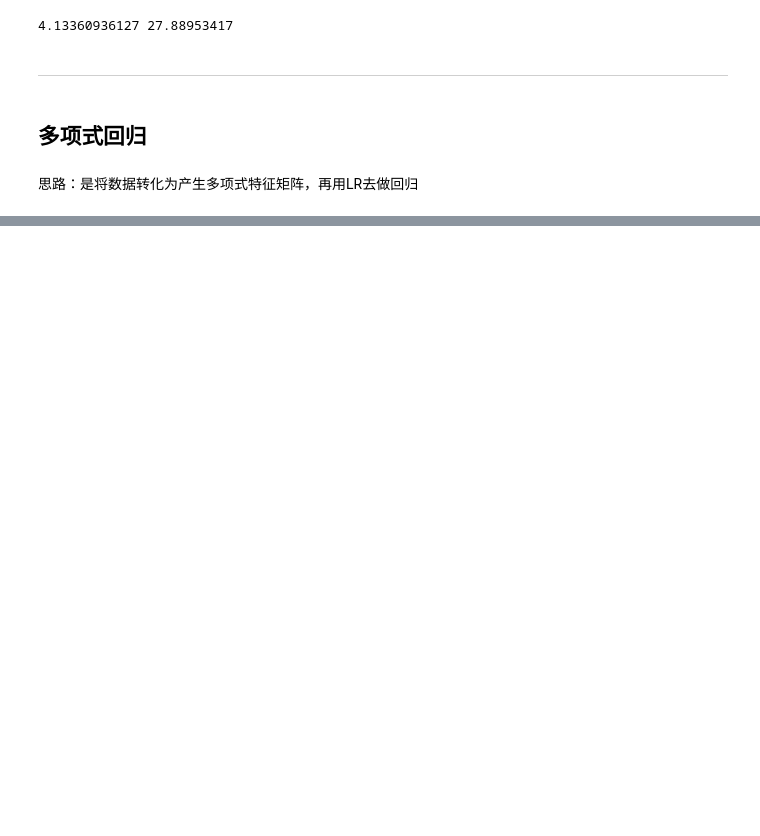
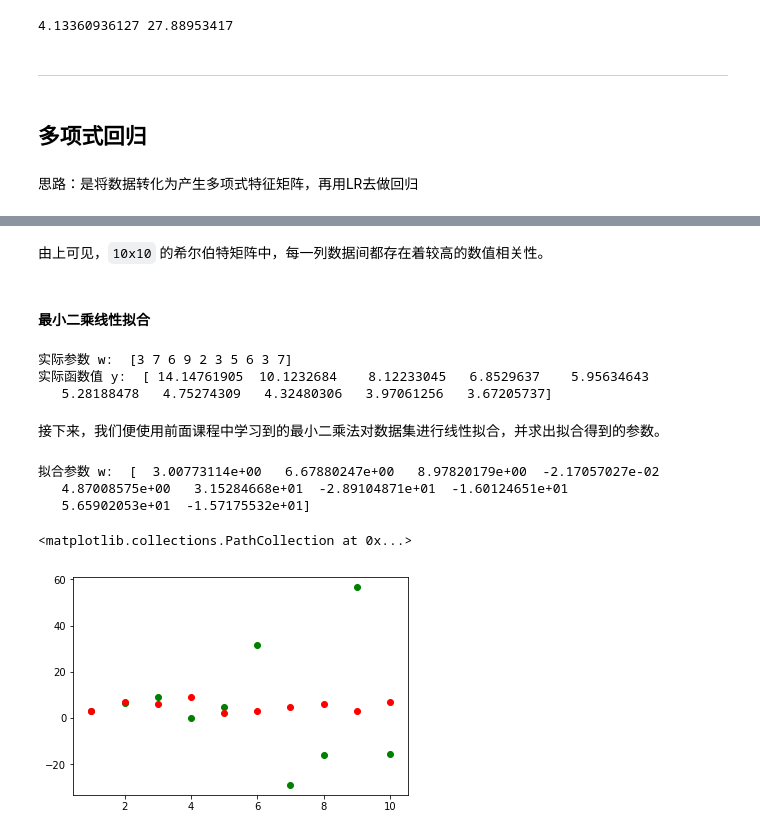
Before and after one commit to paulsweet/Daily_review, a Jupyter notebook: summary20181021-sklearn_regression.ipynb, the cells around one changed output, grey strips where cells are left out. Drawn from its saved outputs; the diff is of its cells as text; code cells hidden in the pictures; blank space fills up the shorter version.

```diff
--- a/summary20181021-sklearn_regression.ipynb
+++ b/summary20181021-sklearn_regression.ipynb
@@ -116,0 +350,44 @@ print(mae,mse)
+# %% [markdown]
+由上可见，`10x10` 的希尔伯特矩阵中，每一列数据间都存在着较高的数值相关性。
+# %% [markdown]
+#### 最小二乘线性拟合
+# %%
+"""定义线性分布函数及实际参数
+"""
+
+from scipy.optimize import leastsq
+
+x = hilbert(10)
+np.random.seed(10)
+w = np.random.randint(2,10,10)
+y_temp = x * np.matrix(w).T
+y = np.array(y_temp.T,ndmin=1)[0] #将 y 值转换成 1 维行向量,narray默认为行向量
+
+print("实际参数 w: ", w)
+print("实际函数值 y: ", y)
+# %% [output]
+实际参数 w:  [3 7 6 9 2 3 5 6 3 7]
+实际函数值 y:  [ 14.14761905  10.1232684    8.12233045   6.8529637    5.95634643
+   5.28188478   4.75274309   4.32480306   3.97061256   3.67205737]
+# %% [markdown]
+接下来，我们便使用前面课程中学习到的最小二乘法对数据集进行线性拟合，并求出拟合得到的参数。
+# %%
+"""使用最小二乘法线性拟合
+"""
+func = lambda p,x: np.dot(x,p) # 函数公式
+err_func = lambda p,x,y: func(x,p)-y # 残差函数
+p_init=np.random.randint(1,2,10) # 全部参数初始化为 1
+
+parameters = leastsq(err_func, p_init, args=(x, y))
+print("拟合参数 w: ",parameters[0])
+# %% [output]
+拟合参数 w:  [  3.00773114e+00   6.67880247e+00   8.97820179e+00  -2.17057027e-02
+   4.87008575e+00   3.15284668e+01  -2.89104871e+01  -1.60124651e+01
+   5.65902053e+01  -1.57175532e+01]
+# %%
+x_tmp1 = np.arange(1,11)
+plt.scatter(x_tmp1,parameters[0],c='g') #估计值
+plt.scatter(x_tmp1,w,c='r') #实际值
+# %% [output]
+<matplotlib.collections.PathCollection at 0x...>
+[figure, added]
```
Also changed, not shown: parts of 62 cells of this notebook.
